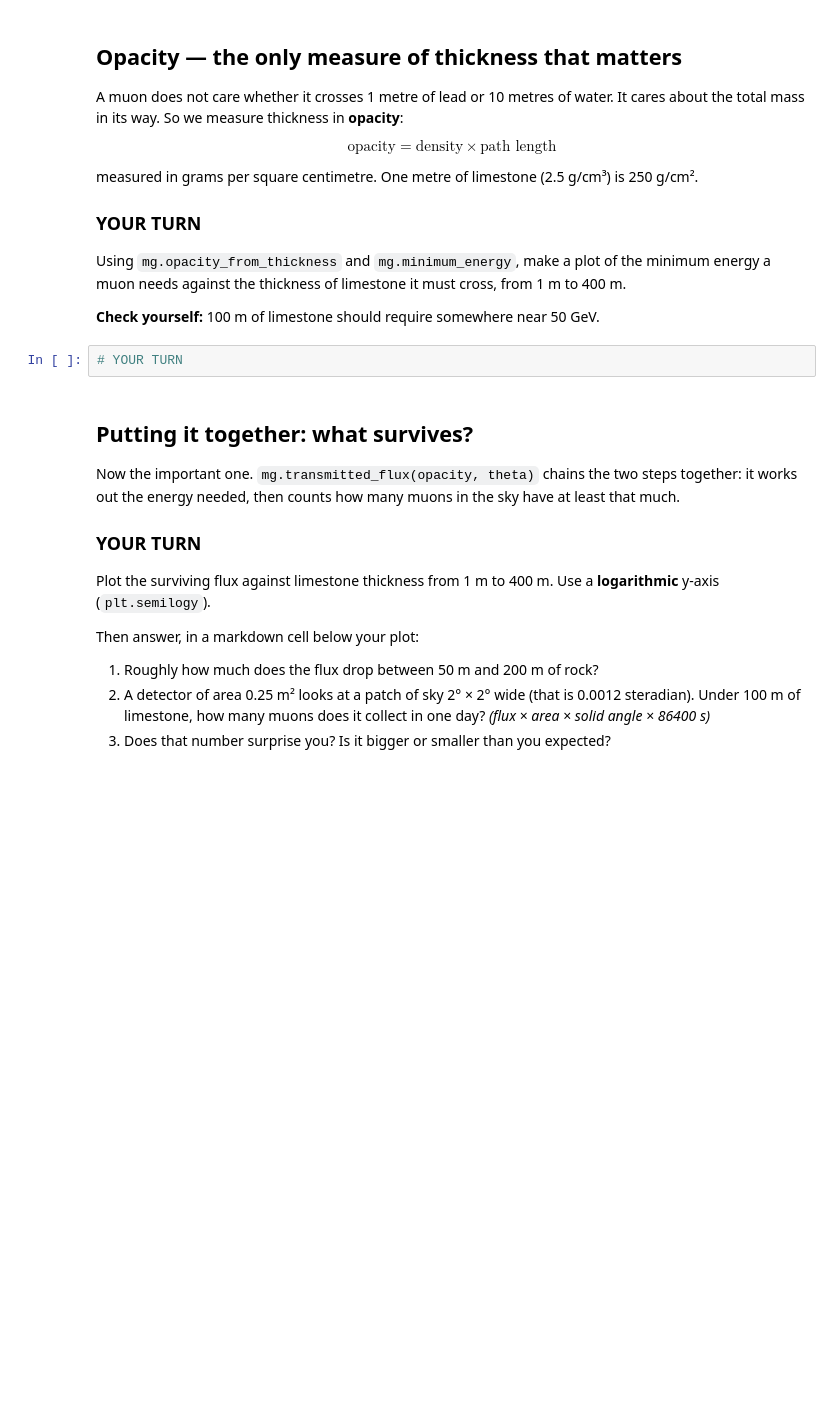
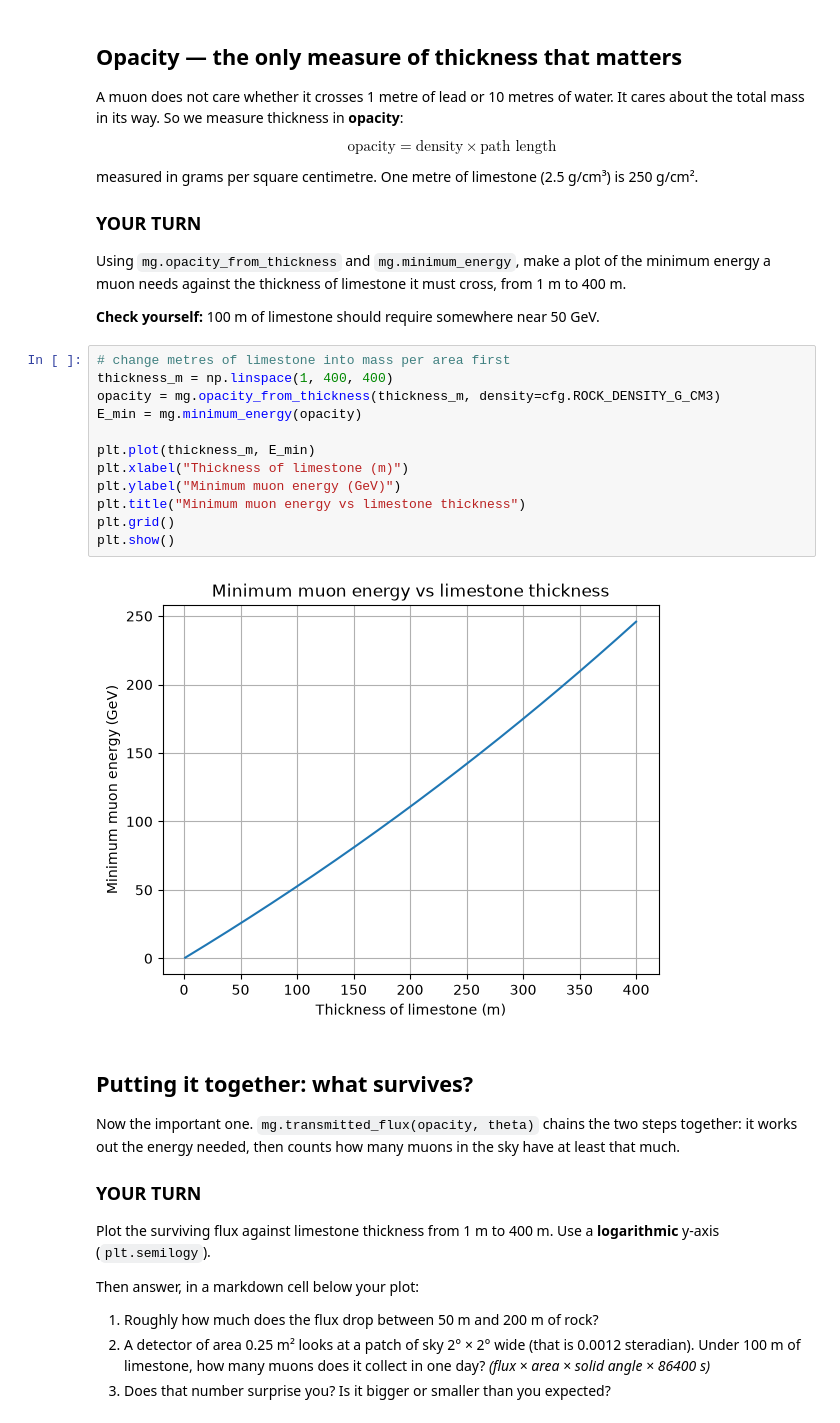
Before and after one commit to Evan-Lim/muography-project, a Jupyter notebook: junyi-student-package/notebooks/01_muons_and_rock.ipynb, the cells around one changed output. Drawn from its saved outputs; the diff is of its cells as text; blank space fills up the shorter version.

```diff
--- a/junyi-student-package/notebooks/01_muons_and_rock.ipynb
+++ b/junyi-student-package/notebooks/01_muons_and_rock.ipynb
@@ -68,7 +79,19 @@ from 1 m to 400 m.
 
 **Check yourself:** 100 m of limestone should require somewhere near 50 GeV.
 # %%
-# YOUR TURN
+# change metres of limestone into mass per area first
+thickness_m = np.linspace(1, 400, 400)
+opacity = mg.opacity_from_thickness(thickness_m, density=cfg.ROCK_DENSITY_G_CM3)
+E_min = mg.minimum_energy(opacity)
+
+plt.plot(thickness_m, E_min)
+plt.xlabel("Thickness of limestone (m)")
+plt.ylabel("Minimum muon energy (GeV)")
+plt.title("Minimum muon energy vs limestone thickness")
+plt.grid()
+plt.show()
+# %% [output]
+[figure, added]
 # %% [markdown]
 ## Putting it together: what survives?
 
```
Also changed, not shown: parts of 8 cells of this notebook, 7 other files.
